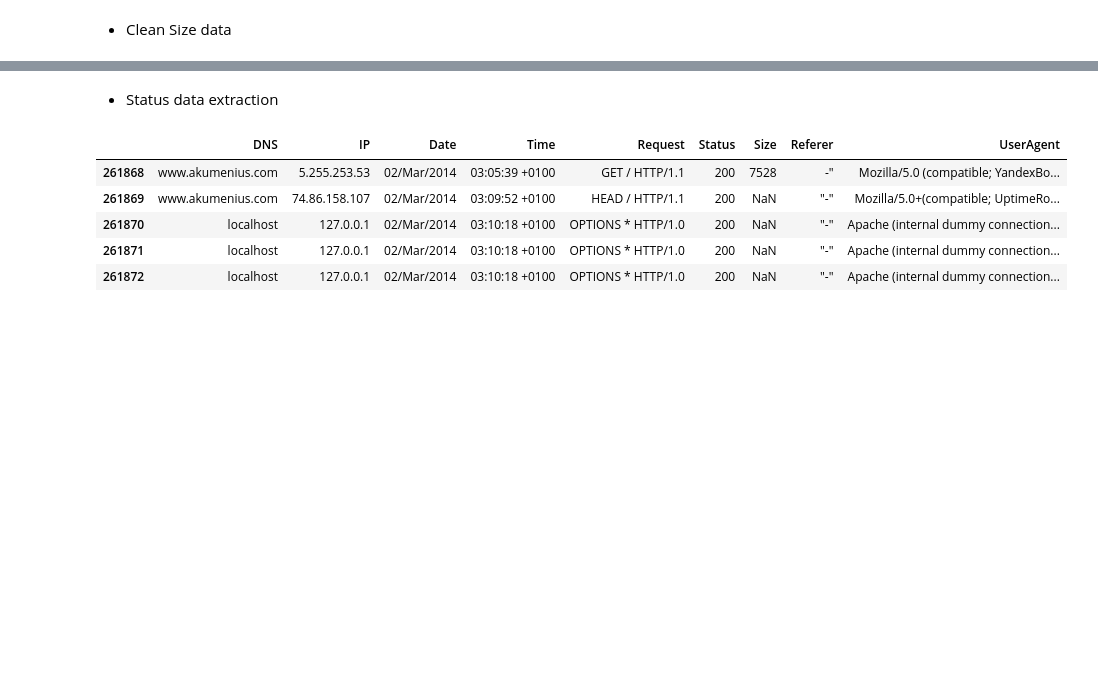
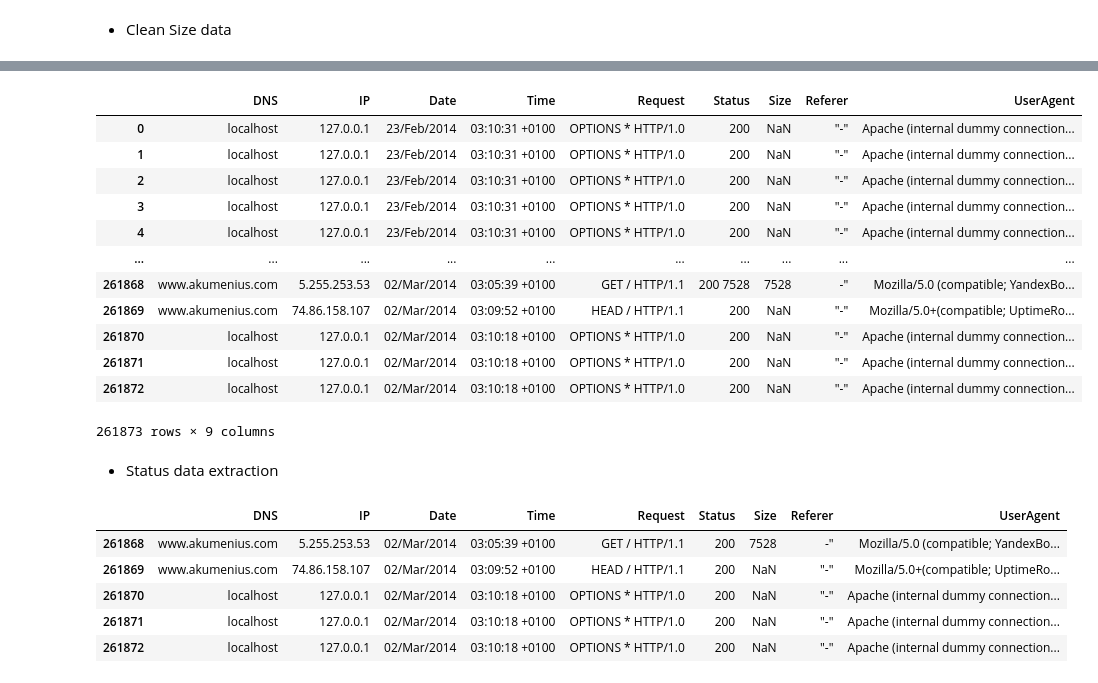
Before and after one commit to jesussantana/web-log-dash, a Jupyter notebook: Tasca_7_Registre_de_Logs.ipynb, the cells around one changed output, grey strips where cells are left out. Drawn from its saved outputs; the diff is of its cells as text; code cells hidden in the pictures; blank space fills up the shorter version.

```diff
--- a/Tasca_7_Registre_de_Logs.ipynb
+++ b/Tasca_7_Registre_de_Logs.ipynb
@@ -198,18 +205,2 @@ Logs_copy.head()
 # %% [markdown]
 - Clean Size data
-# %%
-%%time
-
-sizes = []
-#sizes = Logs_copy.Size.apply(lambda x: sizes.append(np.nan) if x == '200' else sizes.append(row.Size))
-for index, row in Logs_copy.iterrows():
-
-    #if re.search('200', row.Size):
-    if row.Size == '200':
-        sizes.append(np.nan)
-    else:
-        sizes.append(row.Size)
-
-Logs_copy.Size = sizes
-
-Logs_copy.head()
@@ -224,0 +207,4 @@ Wall time: 23.2 s
+# %%
+%%time
+
+Logs_copy.Size = Logs_copy.Size.apply(lambda x: (np.nan if x == '200' else x))
@@ -225,3 +214,19 @@ Wall time: 23.2 s
+# %%
+Logs_copy
+# %% [output]
+|  | DNS | IP | Date | Time | Request | Status | Size | Referer | UserAgent |
+| 0 | localhost | 127.0.0.1 | 23/Feb/2014 | 03:10:31 +0100 | OPTIONS * HTTP/1.0 | 200 | NaN | "-" | Apache (internal dummy connection... |
+| 1 | localhost | 127.0.0.1 | 23/Feb/2014 | 03:10:31 +0100 | OPTIONS * HTTP/1.0 | 200 | NaN | "-" | Apache (internal dummy connection... |
+| 2 | localhost | 127.0.0.1 | 23/Feb/2014 | 03:10:31 +0100 | OPTIONS * HTTP/1.0 | 200 | NaN | "-" | Apache (internal dummy connection... |
+| 3 | localhost | 127.0.0.1 | 23/Feb/2014 | 03:10:31 +0100 | OPTIONS * HTTP/1.0 | 200 | NaN | "-" | Apache (internal dummy connection... |
+| 4 | localhost | 127.0.0.1 | 23/Feb/2014 | 03:10:31 +0100 | OPTIONS * HTTP/1.0 | 200 | NaN | "-" | Apache (internal dummy connection... |
+| ... | ... | ... | ... | ... | ... | ... | ... | ... | ... |
+| 261868 | www.akumenius.com | 5.255.253.53 | 02/Mar/2014 | 03:05:39 +0100 | GET / HTTP/1.1 | 200 7528 | 7528 | -" | Mozilla/5.0 (compatible; YandexBo... |
+| 261869 | www.akumenius.com | 74.86.158.107 | 02/Mar/2014 | 03:09:52 +0100 | HEAD / HTTP/1.1 | 200 | NaN | "-" | Mozilla/5.0+(compatible; UptimeRo... |
+| 261870 | localhost | 127.0.0.1 | 02/Mar/2014 | 03:10:18 +0100 | OPTIONS * HTTP/1.0 | 200 | NaN | "-" | Apache (internal dummy connection... |
+| 261871 | localhost | 127.0.0.1 | 02/Mar/2014 | 03:10:18 +0100 | OPTIONS * HTTP/1.0 | 200 | NaN | "-" | Apache (internal dummy connection... |
+| 261872 | localhost | 127.0.0.1 | 02/Mar/2014 | 03:10:18 +0100 | OPTIONS * HTTP/1.0 | 200 | NaN | "-" | Apache (internal dummy connection... |
+261873 rows × 9 columns
 # %% [markdown]
 - Status data extraction
 # %%
```
Also changed, not shown: parts of 9 cells of this notebook.
